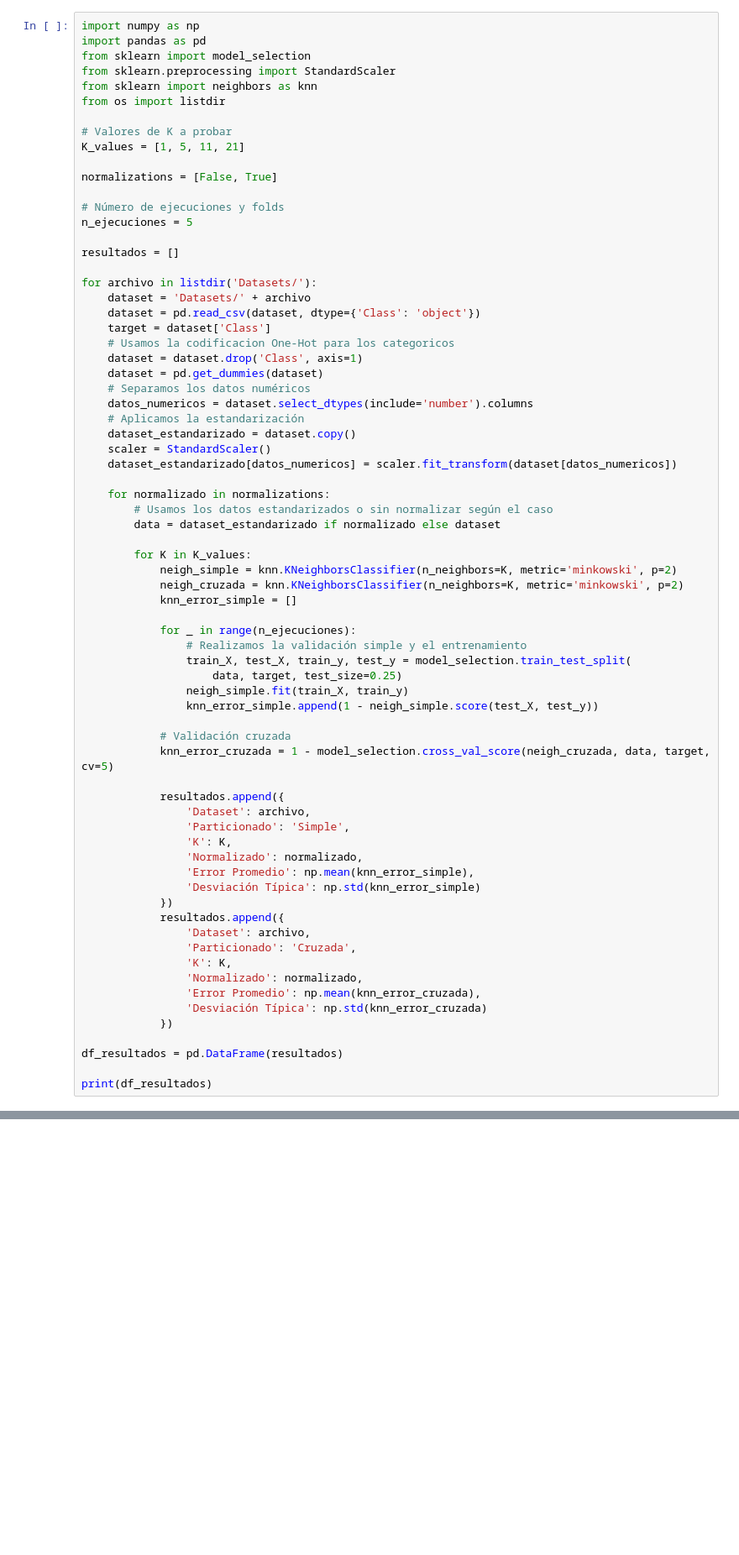
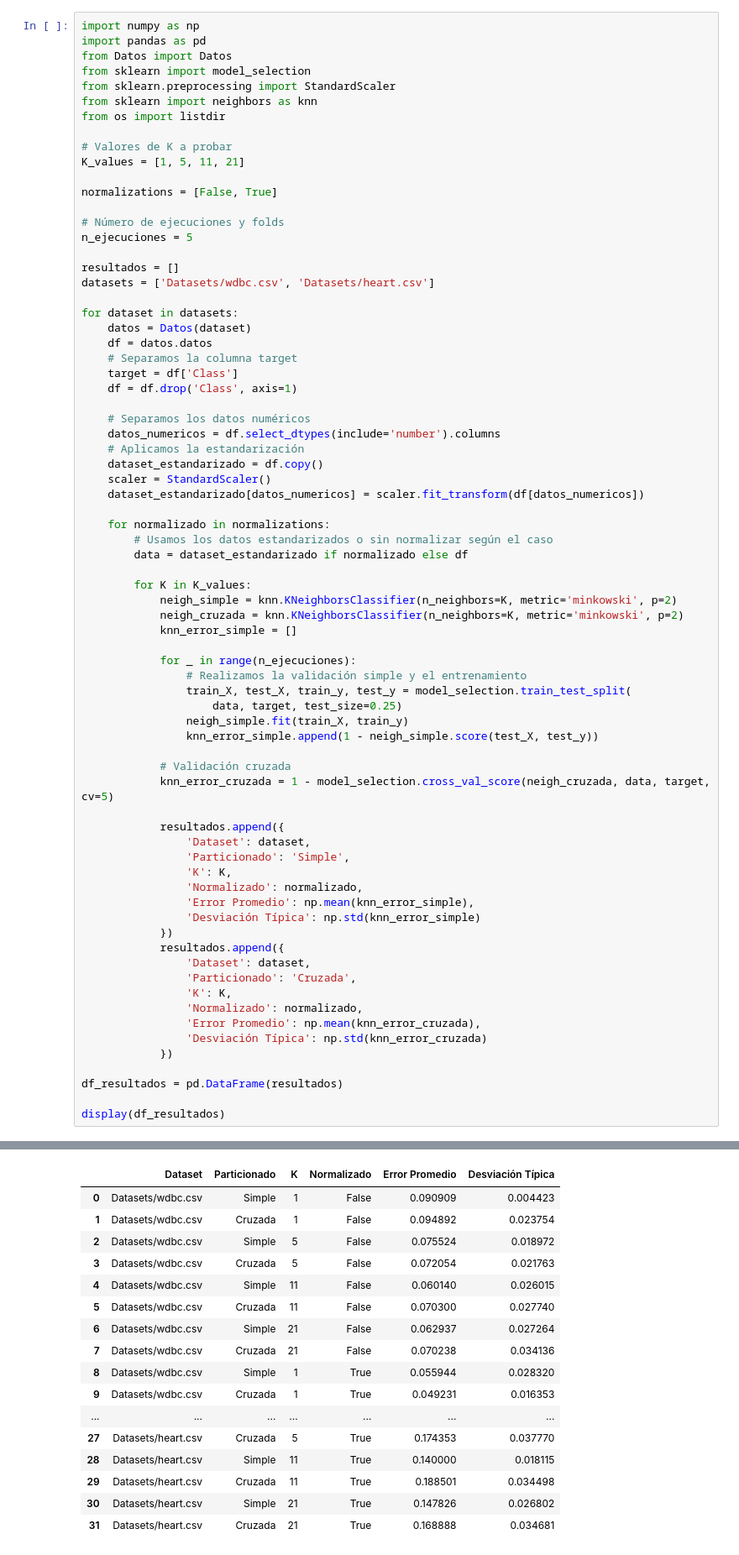
Before and after one commit to santacg/IngenieriaInformaticaUAM, a Jupyter notebook: P1.ipynb, the cells around one changed output, grey strips where cells are left out. Shown at 84% size. Drawn from its saved outputs; the diff is of its cells as text; blank space fills up the shorter version.

```diff
--- a/P1.ipynb
+++ b/P1.ipynb
@@ -430,6 +368,7 @@ mismos valores de K, datos estandarizados y no estandarizados.
 # %%
 import numpy as np
 import pandas as pd
+from Datos import Datos
 from sklearn import model_selection
 from sklearn.preprocessing import StandardScaler
 from sklearn import neighbors as knn
@@ -444,24 +383,25 @@ normalizations = [False, True]
 n_ejecuciones = 5
 
 resultados = []
+datasets = ['Datasets/wdbc.csv', 'Datasets/heart.csv']
 
-for archivo in listdir('Datasets/'):
-    dataset = 'Datasets/' + archivo
-    dataset = pd.read_csv(dataset, dtype={'Class': 'object'})
-    target = dataset['Class']
-    # Usamos la codificacion One-Hot para los categoricos
-    dataset = dataset.drop('Class', axis=1)
-    dataset = pd.get_dummies(dataset)
+for dataset in datasets:
+    datos = Datos(dataset)
+    df = datos.datos
+    # Separamos la columna target
+    target = df['Class']
+    df = df.drop('Class', axis=1)
+
     # Separamos los datos numéricos
-    datos_numericos = dataset.select_dtypes(include='number').columns
+    datos_numericos = df.select_dtypes(include='number').columns
     # Aplicamos la estandarización
-    dataset_estandarizado = dataset.copy()
+    dataset_estandarizado = df.copy()
     scaler = StandardScaler()
-    dataset_estandarizado[datos_numericos] = scaler.fit_transform(dataset[datos_numericos])
+    dataset_estandarizado[datos_numericos] = scaler.fit_transform(df[datos_numericos])
 
     for normalizado in normalizations:
         # Usamos los datos estandarizados o sin normalizar según el caso
-        data = dataset_estandarizado if normalizado else dataset
+        data = dataset_estandarizado if normalizado else df
 
         for K in K_values:
             neigh_simple = knn.KNeighborsClassifier(n_neighbors=K, metric='minkowski', p=2)
@@ -479,7 +419,7 @@ for archivo in listdir('Datasets/'):
             knn_error_cruzada = 1 - model_selection.cross_val_score(neigh_cruzada, data, target, cv=5)
 
             resultados.append({
-                'Dataset': archivo,
+                'Dataset': dataset,
                 'Particionado': 'Simple',
                 'K': K,
                 'Normalizado': normalizado,
@@ -487,7 +427,7 @@ for archivo in listdir('Datasets/'):
                 'Desviación Típica': np.std(knn_error_simple)
             })
             resultados.append({
-                'Dataset': archivo,
+                'Dataset': dataset,
                 'Particionado': 'Cruzada',
                 'K': K,
                 'Normalizado': normalizado,
@@ -497,5 +437,5 @@ for archivo in listdir('Datasets/'):
 
 df_resultados = pd.DataFrame(resultados)
 
-print(df_resultados)
+display(df_resultados)
 # %% [output]
@@ -519,2 +442,19 @@ print(df_resultados)
+|  | Dataset | Particionado | K | Normalizado | Error Promedio | Desviación Típica |
+| 0 | Datasets/wdbc.csv | Simple | 1 | False | 0.090909 | 0.004423 |
+| 1 | Datasets/wdbc.csv | Cruzada | 1 | False | 0.094892 | 0.023754 |
+| 2 | Datasets/wdbc.csv | Simple | 5 | False | 0.075524 | 0.018972 |
+| 3 | Datasets/wdbc.csv | Cruzada | 5 | False | 0.072054 | 0.021763 |
+| 4 | Datasets/wdbc.csv | Simple | 11 | False | 0.060140 | 0.026015 |
+| 5 | Datasets/wdbc.csv | Cruzada | 11 | False | 0.070300 | 0.027740 |
+| 6 | Datasets/wdbc.csv | Simple | 21 | False | 0.062937 | 0.027264 |
+| 7 | Datasets/wdbc.csv | Cruzada | 21 | False | 0.070238 | 0.034136 |
+| 8 | Datasets/wdbc.csv | Simple | 1 | True | 0.055944 | 0.028320 |
+| 9 | Datasets/wdbc.csv | Cruzada | 1 | True | 0.049231 | 0.016353 |
+| ... | ... | ... | ... | ... | ... | ... |
+| 27 | Datasets/heart.csv | Cruzada | 5 | True | 0.174353 | 0.037770 |
+| 28 | Datasets/heart.csv | Simple | 11 | True | 0.140000 | 0.018115 |
+| 29 | Datasets/heart.csv | Cruzada | 11 | True | 0.188501 | 0.034498 |
+| 30 | Datasets/heart.csv | Simple | 21 | True | 0.147826 | 0.026802 |
+| 31 | Datasets/heart.csv | Cruzada | 21 | True | 0.168888 | 0.034681 |
 # %% [markdown]
 • Análisis de resultados, del impacto de K y de la estandarización
```
Also changed, not shown: parts of 6 cells of this notebook, 1 other file.
